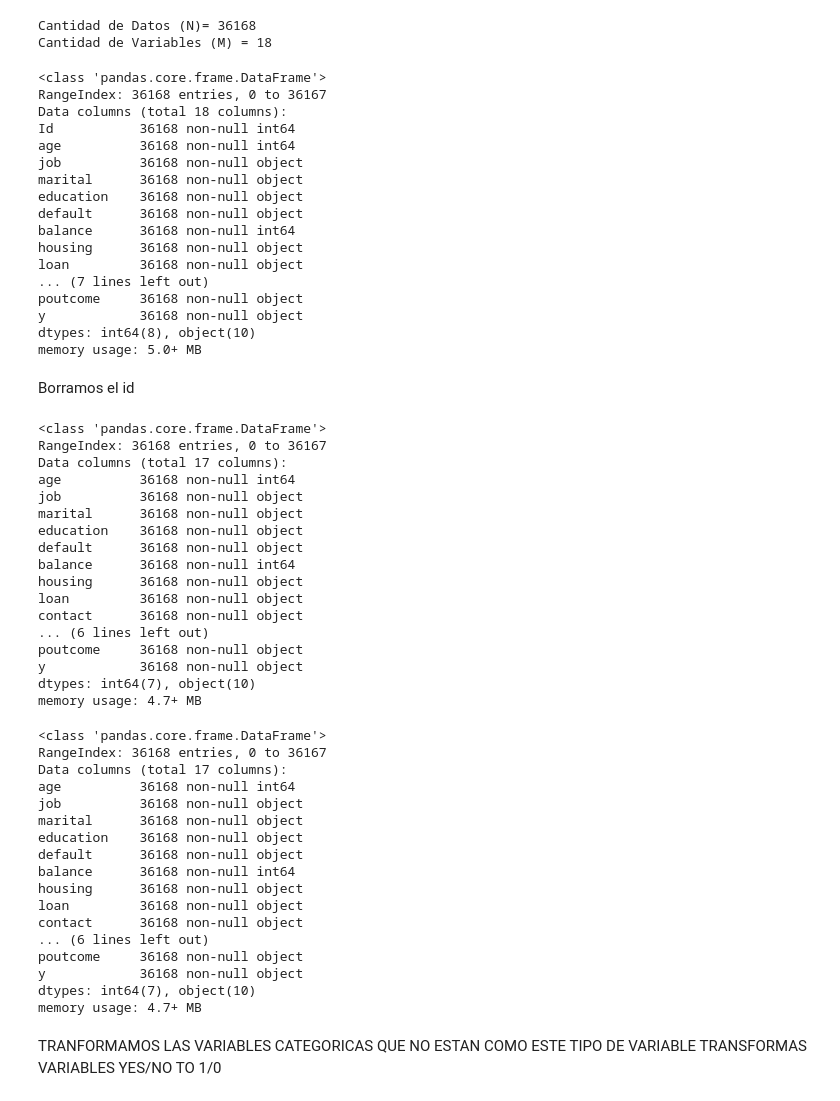
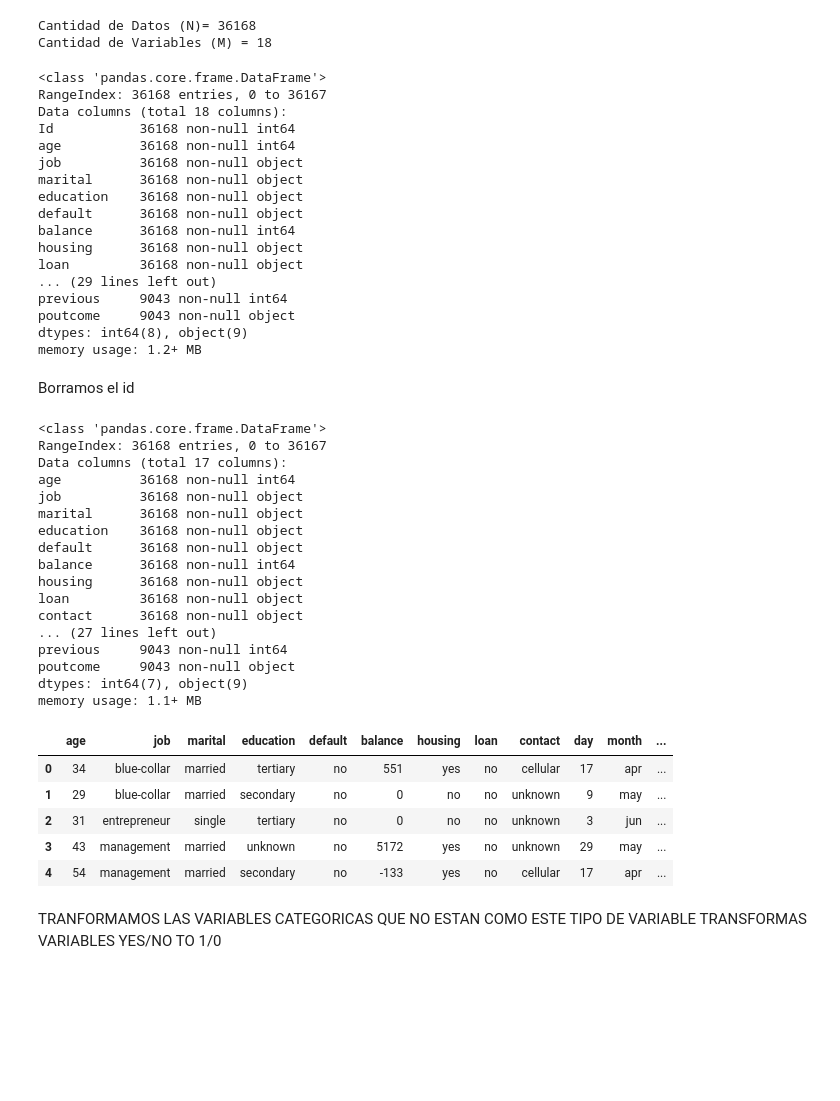
Before and after one commit to fgallardoc/BA, a Jupyter notebook: Tarea3.ipynb, the cells around one changed output. Drawn from its saved outputs; the diff is of its cells as text; code cells hidden in the pictures; blank space fills up the shorter version.

```diff
--- a/Tarea3.ipynb
+++ b/Tarea3.ipynb
@@ -6,6 +6,7 @@ import numpy as np
 
 # Leyendo los datos de un archivo csv:
 data = pd.read_csv('X_y_train.csv')
+test = pd.read_csv('X_test.csv')
 print('Cantidad de Datos (N)= ' + str(len(data)))
 print('Cantidad de Variables (M) = ' + str(len(data.columns)))
 # %% [output]
@@ -13,6 +14,7 @@ Cantidad de Datos (N)= 36168
 Cantidad de Variables (M) = 18
 # %%
 data.info()
+test.info()
 # %% [output]
 <class 'pandas.core.frame.DataFrame'>
 RangeIndex: 36168 entries, 0 to 36167
@@ -26,16 +28,18 @@ default      36168 non-null object
 balance      36168 non-null int64
 housing      36168 non-null object
 loan         36168 non-null object
-... (7 lines left out)
-poutcome     36168 non-null object
-y            36168 non-null object
-dtypes: int64(8), object(10)
-memory usage: 5.0+ MB
+... (29 lines left out)
+previous     9043 non-null int64
+poutcome     9043 non-null object
+dtypes: int64(8), object(9)
+memory usage: 1.2+ MB
 # %% [markdown]
 Borramos el id
 # %%
 data_1 = data.drop('Id', axis=1)
+test_1 = test.drop('Id', axis=1)
 data_1.info()
+test_1.info()
 # %% [output]
 <class 'pandas.core.frame.DataFrame'>
 RangeIndex: 36168 entries, 0 to 36167
@@ -49,32 +53,21 @@ balance      36168 non-null int64
 housing      36168 non-null object
 loan         36168 non-null object
 contact      36168 non-null object
-... (6 lines left out)
-poutcome     36168 non-null object
-y            36168 non-null object
-dtypes: int64(7), object(10)
-memory usage: 4.7+ MB
+... (27 lines left out)
+previous     9043 non-null int64
+poutcome     9043 non-null object
+dtypes: int64(7), object(9)
+memory usage: 1.1+ MB
 # %%
 data_1.head()
-data_1.info()
+test_1.head()
 # %% [output]
-<class 'pandas.core.frame.DataFrame'>
-RangeIndex: 36168 entries, 0 to 36167
-Data columns (total 17 columns):
-age          36168 non-null int64
-job          36168 non-null object
-marital      36168 non-null object
-education    36168 non-null object
-default      36168 non-null object
-balance      36168 non-null int64
-housing      36168 non-null object
-loan         36168 non-null object
-contact      36168 non-null object
-... (6 lines left out)
-poutcome     36168 non-null object
-y            36168 non-null object
-dtypes: int64(7), object(10)
-memory usage: 4.7+ MB
+|  | age | job | marital | education | default | balance | housing | loan | contact | day | month | ... |
+| 0 | 34 | blue-collar | married | tertiary | no | 551 | yes | no | cellular | 17 | apr | ... |
+| 1 | 29 | blue-collar | married | secondary | no | 0 | no | no | unknown | 9 | may | ... |
+| 2 | 31 | entrepreneur | single | tertiary | no | 0 | no | no | unknown | 3 | jun | ... |
+| 3 | 43 | management | married | unknown | no | 5172 | yes | no | unknown | 29 | may | ... |
+| 4 | 54 | management | married | secondary | no | -133 | yes | no | cellular | 17 | apr | ... |
 # %% [markdown]
 TRANFORMAMOS LAS VARIABLES CATEGORICAS QUE NO ESTAN COMO ESTE TIPO DE VARIABLE
 TRANSFORMAS VARIABLES YES/NO TO 1/0
```
Also changed, not shown: parts of 5 cells of this notebook.
